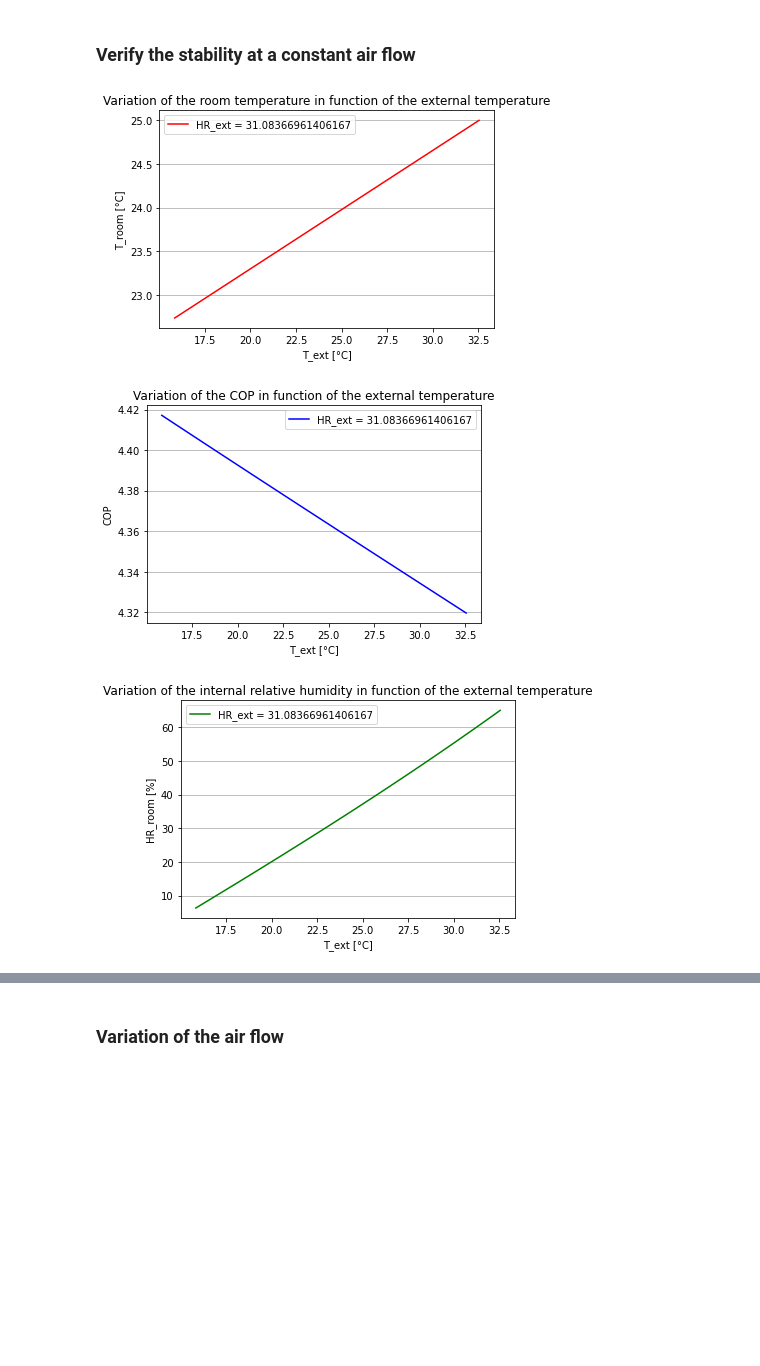
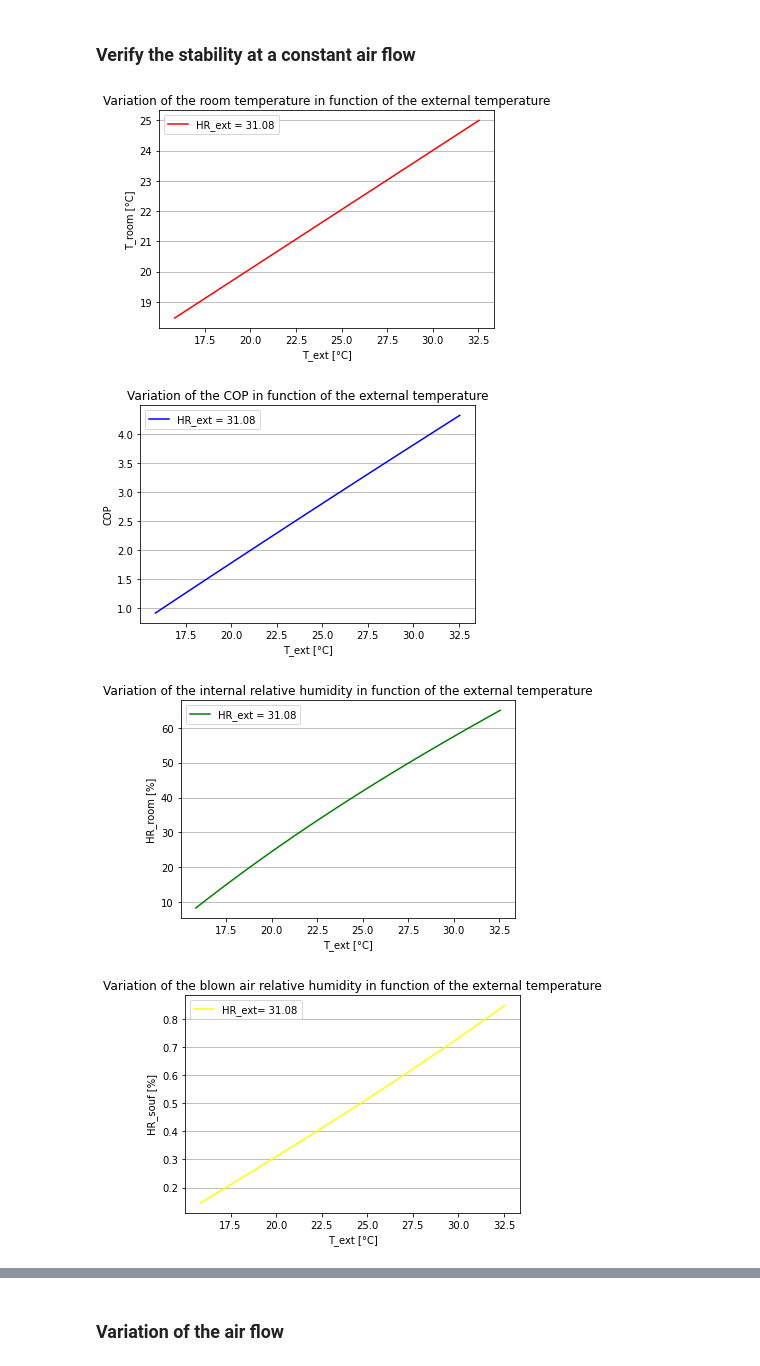
Before and after one commit to JolanKerrien/Heat-Mass-Transfer, a Jupyter notebook: Heat Transfer.ipynb, the cells around one changed output, grey strips where cells are left out. Saved outputs shown, nothing was run; the diff lists cells and outputs as text; code cells hidden in the pictures; blank space fills up the shorter version.

```diff
--- a/Heat Transfer.ipynb
+++ b/Heat Transfer.ipynb
@@ -158,11 +158,12 @@ print("")
 print('If the outside temperature is at the highest peak and the relative humidity the lower:')
 T_extmax = np.max([np.max(Temp[i]) for i in range(30)]) #°C
 HR_extmin = np.min([np.min(HR[i]) for i in range(30)]) #%
+Qloadmax = Q_load(Tset, T_extmax)
 #new T_souff
 Tdbmax = HAPropsSI('Twb', 'T', T_extmax+273.15, 'P', 101325, "R", HR_extmin/100)
 T_soufmax = T_extmax + eff*(Tdbmax - 273.15-T_extmax);
 #new T_set
-T_room = T_soufmax+273.15 + Qload/(m_air*Cp_air); print(f'T_roommax = {T_room-273.15} °C')
+T_room = T_soufmax+273.15 + Qloadmax/(m_air*Cp_air); print(f'T_roommax = {T_room-273.15} °C')
 #new enthalpy
 h_extmax = HAPropsSI('H', 'T', T_extmax+273.15,'P', 101325, 'R', HR_extmin/100);
 HR_soufmax = HAPropsSI('R', 'T', T_soufmax+273.15, 'P', 101325, 'H', h_extmax);
@@ -242,41 +243,48 @@ T_EXT = np.linspace(np.min(Temp),T_ext,100) #°C
 #new T_souff
 TDB = [HAPropsSI('Twb', 'T', T_ext+273.15, 'P', 101325, "R", HR_ext/100) for T_ext in T_EXT]
 T_SOUF = [T_ext + eff*(Tdb - 273.15-T_ext) for (T_ext,T_db) in zip(T_EXT,TDB)];
 #new T_set
-T_ROOM = [T_souf+273.15 + Qload/(m_air*Cp_air) for T_souf in T_SOUF]
+#Hypothesis: Considere our T_set for the Q_load
+QLOAD = [Q_load(Tset, Text) for Text in T_EXT]
+T_ROOM = [T_souf+273.15 + Qload/(m_air*Cp_air) for (T_souf,Qload) in zip(T_SOUF,QLOAD)]
 #new enthalpy
 h_EXT = [HAPropsSI('H', 'T', T_ext+273.15,'P', 101325, 'R', HR_ext/100) for T_ext in T_EXT];
 HR_SOUF = [HAPropsSI('R', 'T', T_souf+273.15, 'P', 101325, 'H', h_ext) for (T_souf,h_ext) in zip(T_SOUF,h_EXT)];
 #new indoor HR
 w_SOUF = [HAPropsSI('W','T',T_souf+273.15,'P',101325,'R',HR_souf) for (T_souf,HR_souf) in zip(T_SOUF,HR_SOUF)];
 w_ROOM = [w_souf - (Gp/3600*Np*S)/m_air for w_souf in w_SOUF];
 HR_ROOM = [HAPropsSI('R', 'T', T_room, 'P', 101325, 'W', w_room) for (T_room,w_room) in zip(T_ROOM,w_ROOM)]
 #Calculation of the debit of water
 w_EXT = [HAPropsSI('W', 'T', T_ext+273.15, 'P', 101325, 'R',HR_ext/100) for T_ext in T_EXT]; #kg d'eau/ kg d'air
 m_WATER = [m_air*(w_souf-w_ext) for (w_souf,w_ext) in zip(w_SOUF,w_EXT)]
 #Calculation of the COP
 # Work of the pump
 WP = [m_water*deltaP/1000 for m_water in m_WATER]
 #Work of the fan
 WF = [m_air/1.2*Cons for m_water in m_WATER]
 #COP
-COP = [Qload/(Wp+Wf) for Wp in WP]
+QLOAD = [Q_load(Tset-273.15, Text) for (Text,Tset) in zip(T_EXT,T_ROOM)]
+COP = [Qload/(Wp+Wf) for (Wp,Qload) in zip(WP,QLOAD)]
 
 #Plot
 T_ROOM = [T_room -273.15 for T_room in T_ROOM]
 Plot(T_EXT,T_ROOM,'red','T_ext [°C]','T_room [°C]',
-     'Variation of the room temperature in function of the external temperature',f'HR_ext = {HR_ext}')
+     'Variation of the room temperature in function of the external temperature',f'HR_ext = {round(HR_ext,2)}')
 plt.show()
 Plot(T_EXT,COP,'blue','T_ext [°C]','COP',
-     'Variation of the COP in function of the external temperature',f'HR_ext = {HR_ext}')
+     'Variation of the COP in function of the external temperature',f'HR_ext = {round(HR_ext,2)}')
 plt.show()
 HR_ROOM = [HR_room*100 for HR_room in HR_ROOM]
 Plot(T_EXT,HR_ROOM,'green','T_ext [°C]','HR_room [%]',
-     'Variation of the internal relative humidity in function of the external temperature',f'HR_ext = {HR_ext}')
+     'Variation of the internal relative humidity in function of the external temperature',f'HR_ext = {round(HR_ext,2)}')
+plt.show()
+Plot(T_EXT,HR_SOUF,'yellow','T_ext [°C]','HR_souf [%]',
+     'Variation of the blown air relative humidity in function of the external temperature',label = f'HR_ext= {round(HR_ext,2)}')
 # %% [output]
-[figure, old version]
+[figure, new version]
-[figure, old version]
+[figure, new version]
-[figure, old version]
+[figure, new version]
+[figure, added]
 # %%
 #Variation of the external relative humidity over the room temperature and the COP
 
```
Also changed, not shown: parts of 2 cells of this notebook.
